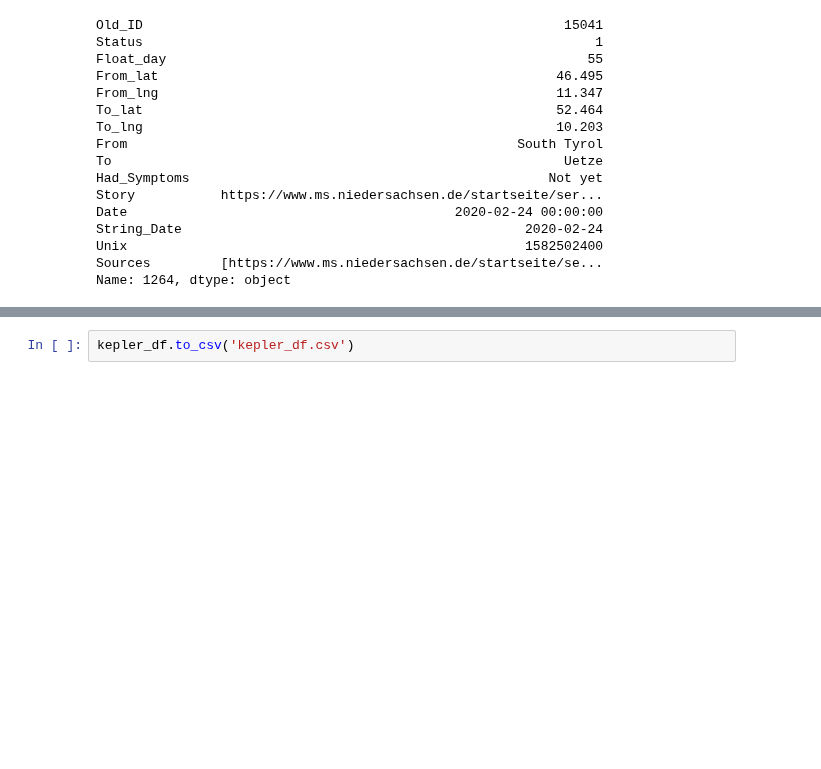
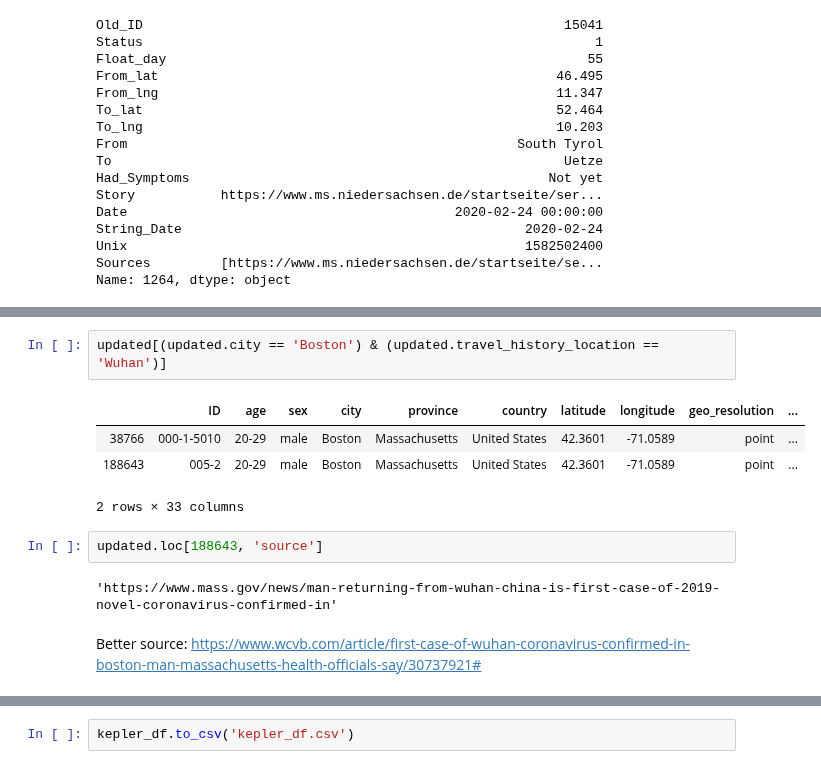
Before and after one commit to ebhtra/springboard, a Jupyter notebook: capstone_2/Map_Sick_Travelers.ipynb, the cells around one changed output, grey strips where cells are left out. Drawn from its saved outputs; the diff is of its cells as text; blank space fills up the shorter version.

Commit message:
fix boston

```diff
--- a/capstone_2/Map_Sick_Travelers.ipynb
+++ b/capstone_2/Map_Sick_Travelers.ipynb
@@ -551,0 +565,13 @@ Name: 1264, dtype: object
+# %%
+updated[(updated.city == 'Boston') & (updated.travel_history_location == 'Wuhan')]
+# %% [output]
+|  | ID | age | sex | city | province | country | latitude | longitude | geo_resolution | ... |
+| 38766 | 000-1-5010 | 20-29 | male | Boston | Massachusetts | United States | 42.3601 | -71.0589 | point | ... |
+| 188643 | 005-2 | 20-29 | male | Boston | Massachusetts | United States | 42.3601 | -71.0589 | point | ... |
+2 rows × 33 columns
+# %%
+updated.loc[188643, 'source']
+# %% [output]
+'https://www.mass.gov/news/man-returning-from-wuhan-china-is-first-case-of-2019-novel-coronavirus-confirmed-in'
+# %% [markdown]
+Better source: https://www.wcvb.com/article/first-case-of-wuhan-coronavirus-confirmed-in-boston-man-massachusetts-health-officials-say/30737921#
```
Also changed, not shown: parts of 8 cells of this notebook, 2 other files.
